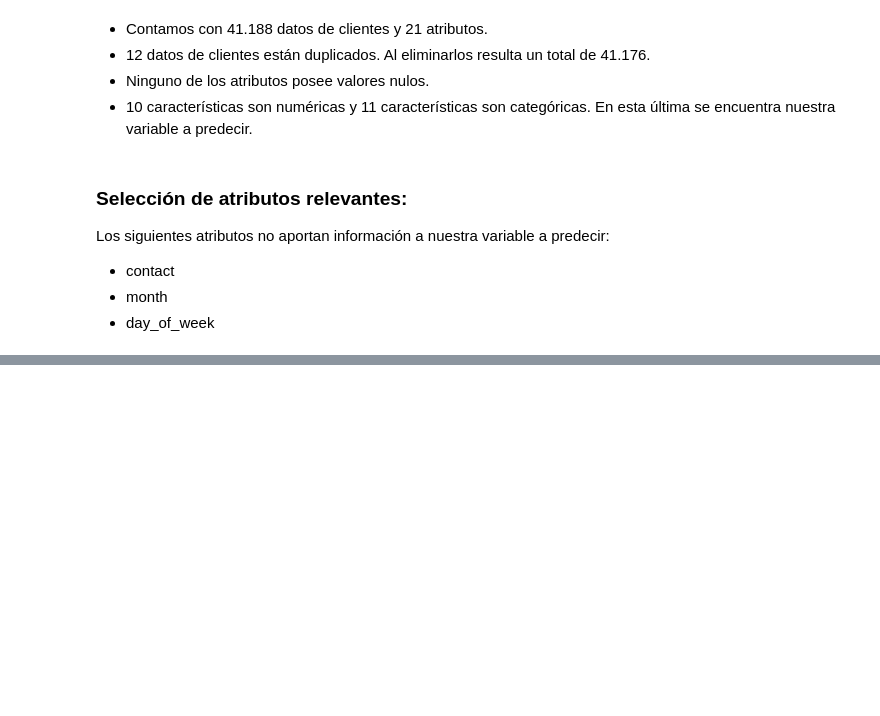
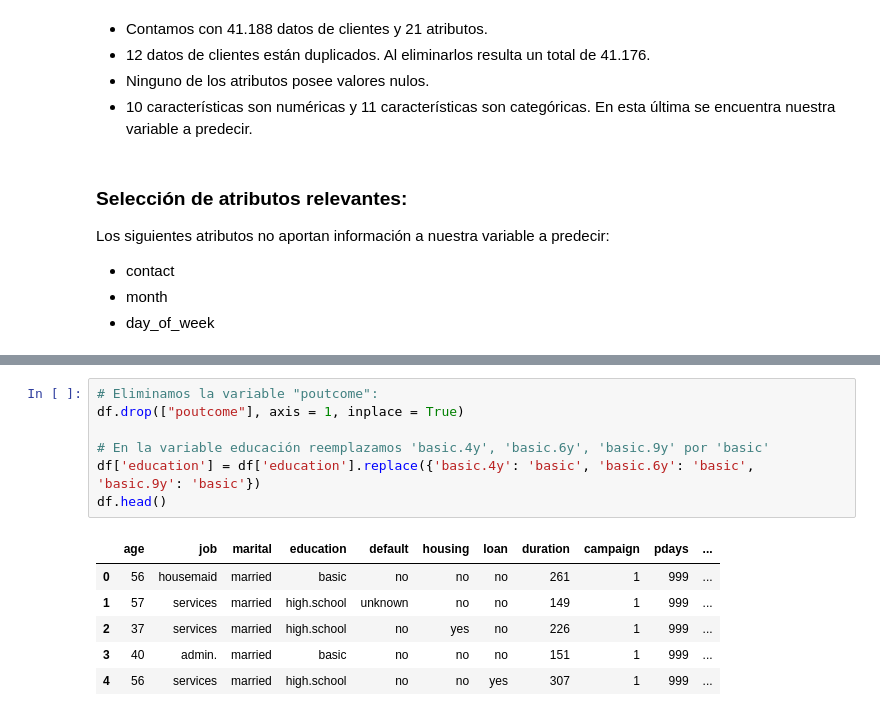
Before and after one commit to 4GeeksAcademy/Ejercicio-y-Tutorial-de-Regresion-Logistica-VLG, a Jupyter notebook: src/explore.ipynb, the cells around one changed output, grey strips where cells are left out. Drawn from its saved outputs; the diff is of its cells as text; blank space fills up the shorter version.

```diff
--- a/src/explore.ipynb
+++ b/src/explore.ipynb
@@ -81,0 +211,14 @@ Contamos con 12 datos duplicados
+# %%
+# Eliminamos la variable "poutcome":
+df.drop(["poutcome"], axis = 1, inplace = True)
+
+# En la variable educación reemplazamos 'basic.4y', 'basic.6y', 'basic.9y' por 'basic'
+df['education'] = df['education'].replace({'basic.4y': 'basic', 'basic.6y': 'basic', 'basic.9y': 'basic'})
+df.head()
+# %% [output]
+|  | age | job | marital | education | default | housing | loan | duration | campaign | pdays | ... |
+| 0 | 56 | housemaid | married | basic | no | no | no | 261 | 1 | 999 | ... |
+| 1 | 57 | services | married | high.school | unknown | no | no | 149 | 1 | 999 | ... |
+| 2 | 37 | services | married | high.school | no | yes | no | 226 | 1 | 999 | ... |
+| 3 | 40 | admin. | married | basic | no | no | no | 151 | 1 | 999 | ... |
+| 4 | 56 | services | married | high.school | no | no | yes | 307 | 1 | 999 | ... |
```
Also changed, not shown: parts of 15 cells of this notebook.
